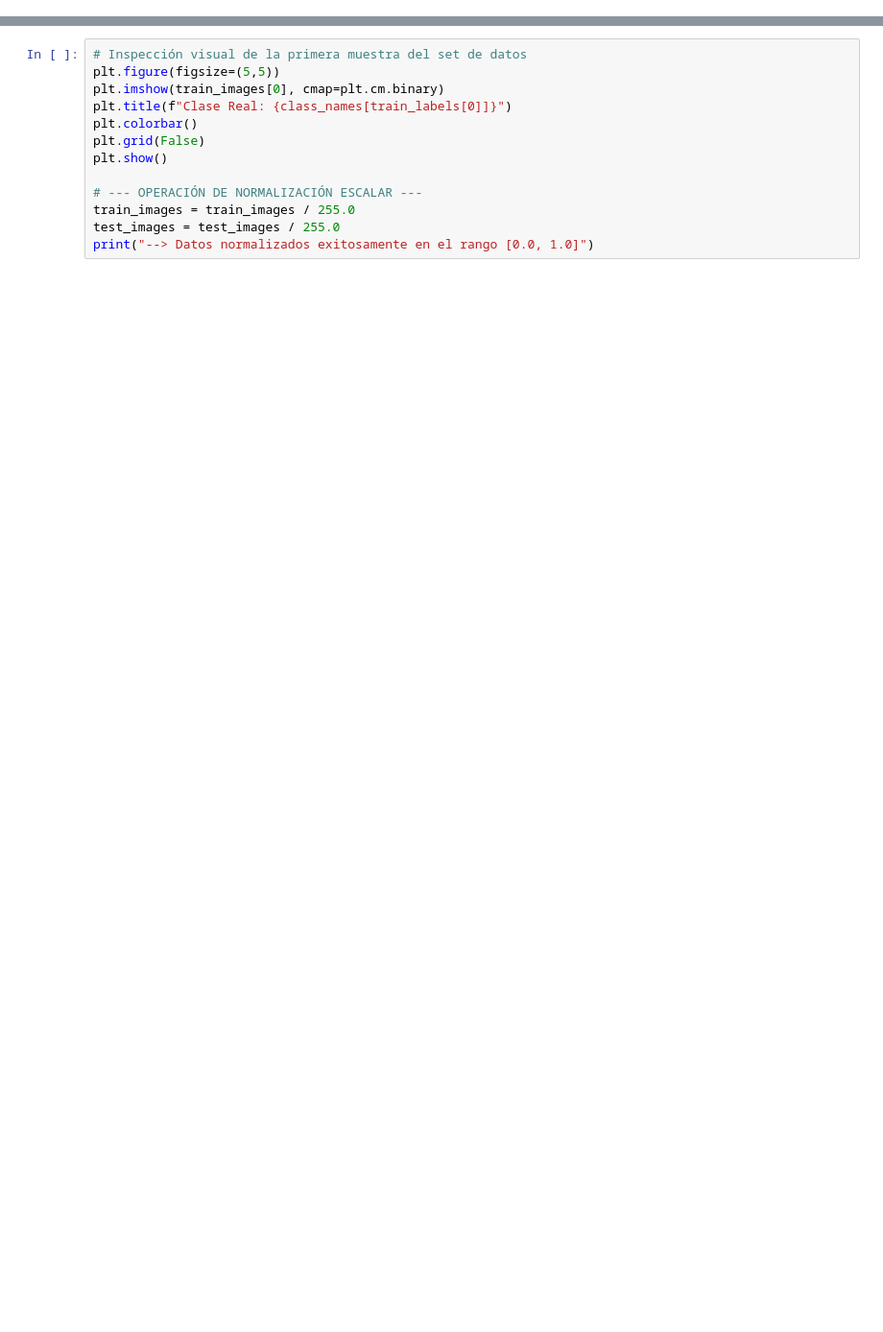
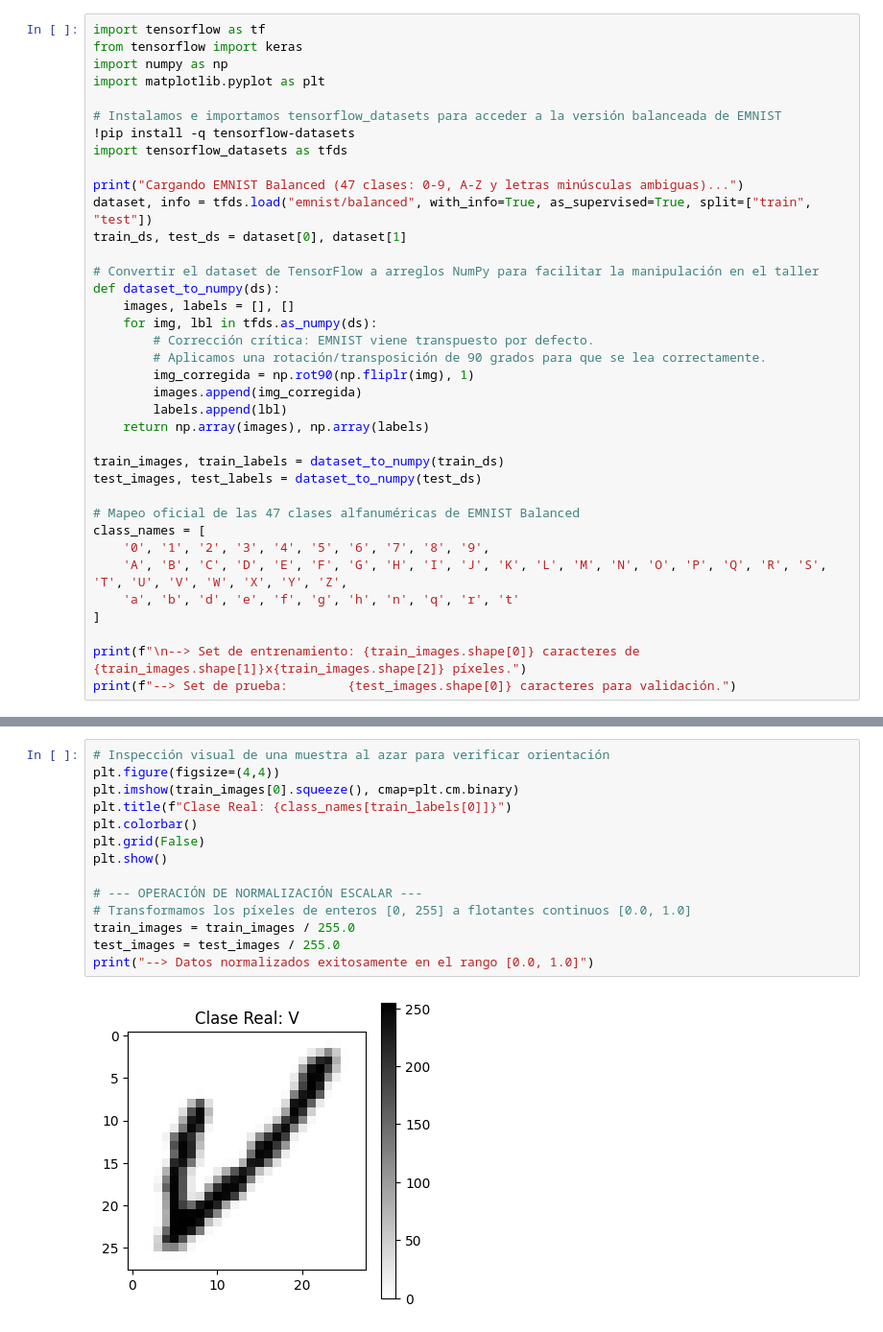
Before and after one commit to hmartinez00/introduccion_nn_python, a Jupyter notebook: notebooks/sesion_2_clasificacion.ipynb, the cells around one changed output, grey strips where cells are left out. Shown at 96% size. Drawn from its saved outputs; the diff is of its cells as text; blank space fills up the shorter version.

```diff
--- a/notebooks/sesion_2_clasificacion.ipynb
+++ b/notebooks/sesion_2_clasificacion.ipynb
@@ -33,0 +13,37 @@ Para asegurar la estabilidad numérica de los optimizadores basados en gradiente
+# %%
+import tensorflow as tf
+from tensorflow import keras
+import numpy as np
+import matplotlib.pyplot as plt
+
+# Instalamos e importamos tensorflow_datasets para acceder a la versión balanceada de EMNIST
+!pip install -q tensorflow-datasets
+import tensorflow_datasets as tfds
+
+print("Cargando EMNIST Balanced (47 clases: 0-9, A-Z y letras minúsculas ambiguas)...")
+dataset, info = tfds.load("emnist/balanced", with_info=True, as_supervised=True, split=["train", "test"])
+train_ds, test_ds = dataset[0], dataset[1]
+
+# Convertir el dataset de TensorFlow a arreglos NumPy para facilitar la manipulación en el taller
+def dataset_to_numpy(ds):
+    images, labels = [], []
+    for img, lbl in tfds.as_numpy(ds):
+        # Corrección crítica: EMNIST viene transpuesto por defecto.
+        # Aplicamos una rotación/transposición de 90 grados para que se lea correctamente.
+        img_corregida = np.rot90(np.fliplr(img), 1)
+        images.append(img_corregida)
+        labels.append(lbl)
+    return np.array(images), np.array(labels)
+
+train_images, train_labels = dataset_to_numpy(train_ds)
+test_images, test_labels = dataset_to_numpy(test_ds)
+
+# Mapeo oficial de las 47 clases alfanuméricas de EMNIST Balanced
+class_names = [
+    '0', '1', '2', '3', '4', '5', '6', '7', '8', '9',
+    'A', 'B', 'C', 'D', 'E', 'F', 'G', 'H', 'I', 'J', 'K', 'L', 'M', 'N', 'O', 'P', 'Q', 'R', 'S', 'T', 'U', 'V', 'W', 'X', 'Y', 'Z',
+    'a', 'b', 'd', 'e', 'f', 'g', 'h', 'n', 'q', 'r', 't'
+]
+
+print(f"\n--> Set de entrenamiento: {train_images.shape[0]} caracteres de {train_images.shape[1]}x{train_images.shape[2]} píxeles.")
+print(f"--> Set de prueba:        {test_images.shape[0]} caracteres para validación.")
@@ -34,13 +61,16 @@ Para asegurar la estabilidad numérica de los optimizadores basados en gradiente
 # %%
-# Inspección visual de la primera muestra del set de datos
-plt.figure(figsize=(5,5))
-plt.imshow(train_images[0], cmap=plt.cm.binary)
+# Inspección visual de una muestra al azar para verificar orientación
+plt.figure(figsize=(4,4))
+plt.imshow(train_images[0].squeeze(), cmap=plt.cm.binary)
 plt.title(f"Clase Real: {class_names[train_labels[0]]}")
 plt.colorbar()
 plt.grid(False)
 plt.show()
 
 # --- OPERACIÓN DE NORMALIZACIÓN ESCALAR ---
+# Transformamos los píxeles de enteros [0, 255] a flotantes continuos [0.0, 1.0]
 train_images = train_images / 255.0
 test_images = test_images / 255.0
 print("--> Datos normalizados exitosamente en el rango [0.0, 1.0]")
+# %% [output]
+[figure, added]
```
Also changed, not shown: parts of 16 cells of this notebook.
